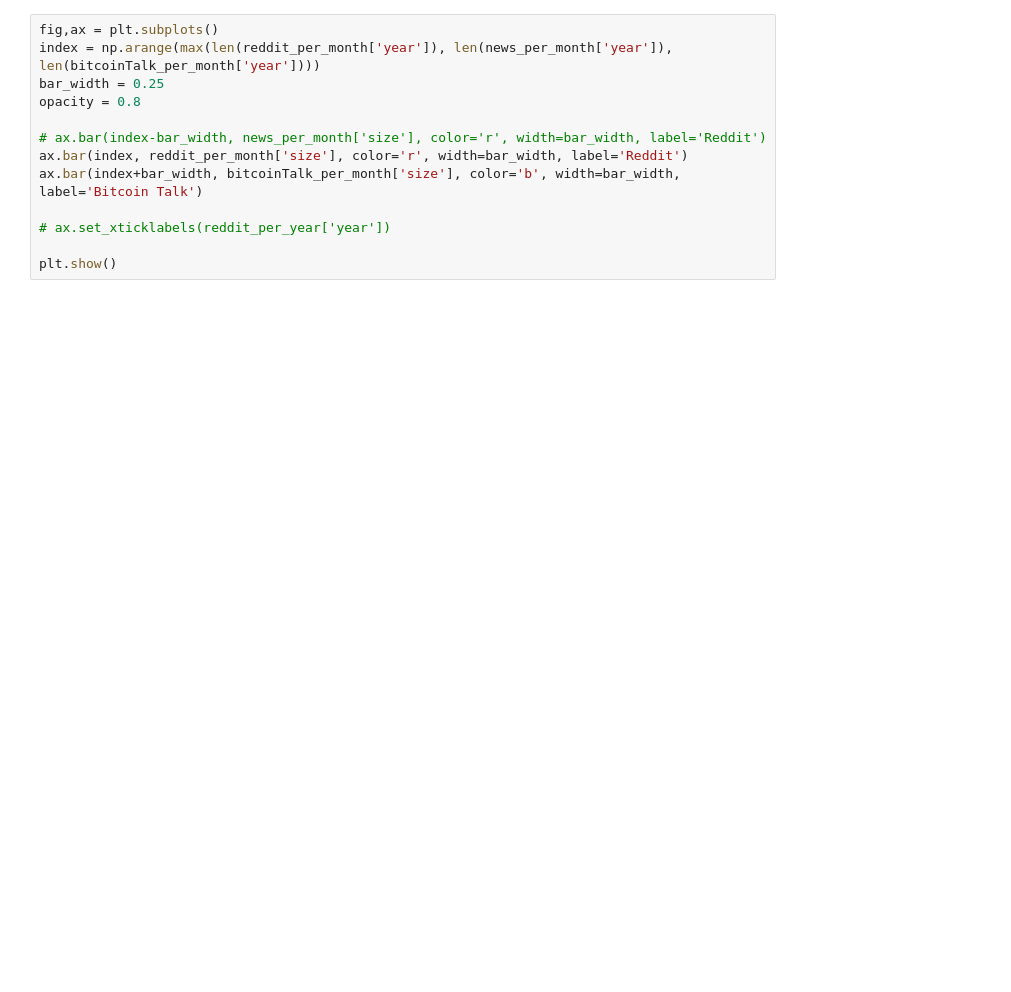
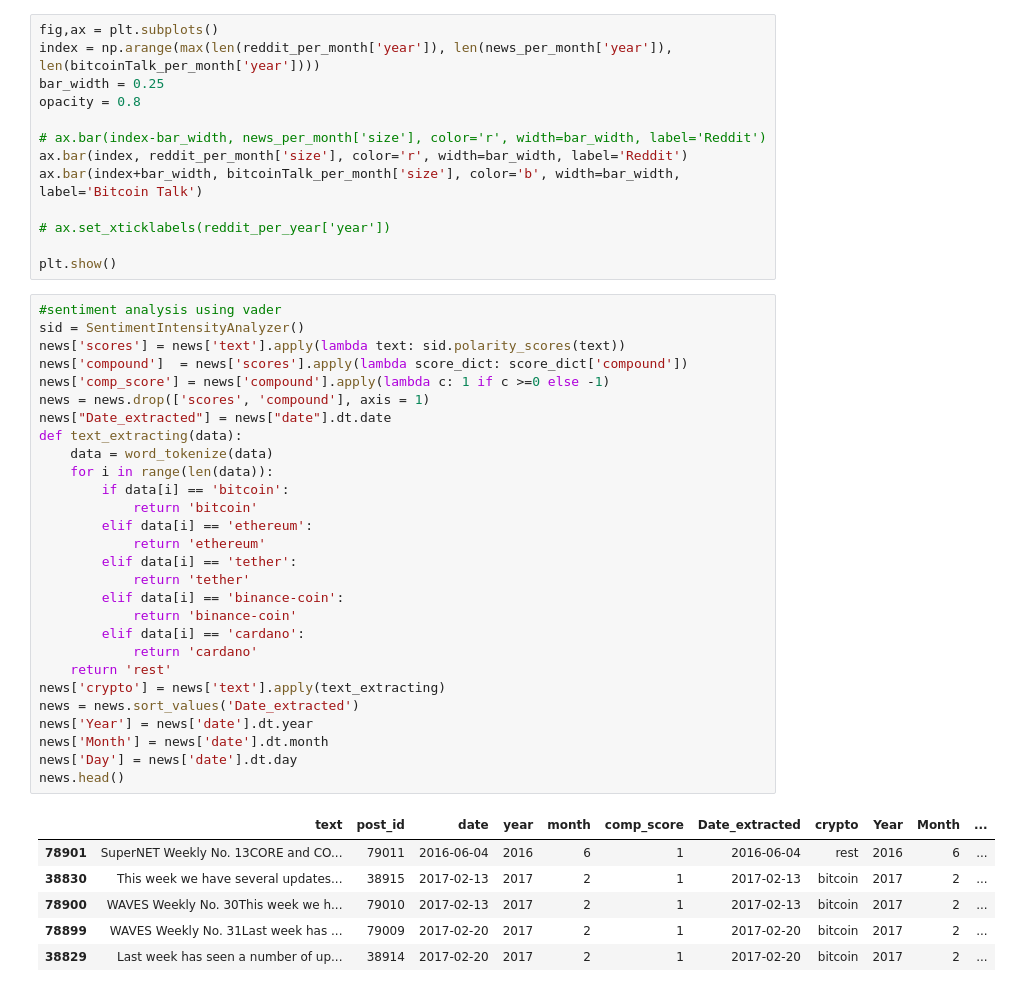
Before and after one commit to uic-cs418/cs418-spring22-sixth-sense, a Jupyter notebook: CS418_Sixth_Sense.ipynb, the cells around one changed output. Drawn from its saved outputs; the diff is of its cells as text; blank space fills up the shorter version.

```diff
--- a/CS418_Sixth_Sense.ipynb
+++ b/CS418_Sixth_Sense.ipynb
@@ -214,3 +220,38 @@ ax.bar(index+bar_width, bitcoinTalk_per_month['size'], color='b', width=bar_widt
 # ax.set_xticklabels(reddit_per_year['year'])
 
 plt.show()
+# %%
+#sentiment analysis using vader
+sid = SentimentIntensityAnalyzer()
+news['scores'] = news['text'].apply(lambda text: sid.polarity_scores(text))
+news['compound']  = news['scores'].apply(lambda score_dict: score_dict['compound'])
+news['comp_score'] = news['compound'].apply(lambda c: 1 if c >=0 else -1)
+news = news.drop(['scores', 'compound'], axis = 1)
+news["Date_extracted"] = news["date"].dt.date
+def text_extracting(data):
+    data = word_tokenize(data)
+    for i in range(len(data)):
+        if data[i] == 'bitcoin':
+            return 'bitcoin'
+        elif data[i] == 'ethereum':
+            return 'ethereum'
+        elif data[i] == 'tether':
+            return 'tether'
+        elif data[i] == 'binance-coin':
+            return 'binance-coin'
+        elif data[i] == 'cardano':
+            return 'cardano'
+    return 'rest'
+news['crypto'] = news['text'].apply(text_extracting)
+news = news.sort_values('Date_extracted')
+news['Year'] = news['date'].dt.year
+news['Month'] = news['date'].dt.month
+news['Day'] = news['date'].dt.day
+news.head()
+# %% [output]
+|  | text | post_id | date | year | month | comp_score | Date_extracted | crypto | Year | Month | ... |
+| 78901 | SuperNET Weekly No. 13CORE and CO... | 79011 | 2016-06-04 | 2016 | 6 | 1 | 2016-06-04 | rest | 2016 | 6 | ... |
+| 38830 | This week we have several updates... | 38915 | 2017-02-13 | 2017 | 2 | 1 | 2017-02-13 | bitcoin | 2017 | 2 | ... |
+| 78900 | WAVES Weekly No. 30This week we h... | 79010 | 2017-02-13 | 2017 | 2 | 1 | 2017-02-13 | bitcoin | 2017 | 2 | ... |
+| 78899 | WAVES Weekly No. 31Last week has ... | 79009 | 2017-02-20 | 2017 | 2 | 1 | 2017-02-20 | bitcoin | 2017 | 2 | ... |
+| 38829 | Last week has seen a number of up... | 38914 | 2017-02-20 | 2017 | 2 | 1 | 2017-02-20 | bitcoin | 2017 | 2 | ... |
```
Also changed, not shown: parts of 14 cells of this notebook.
